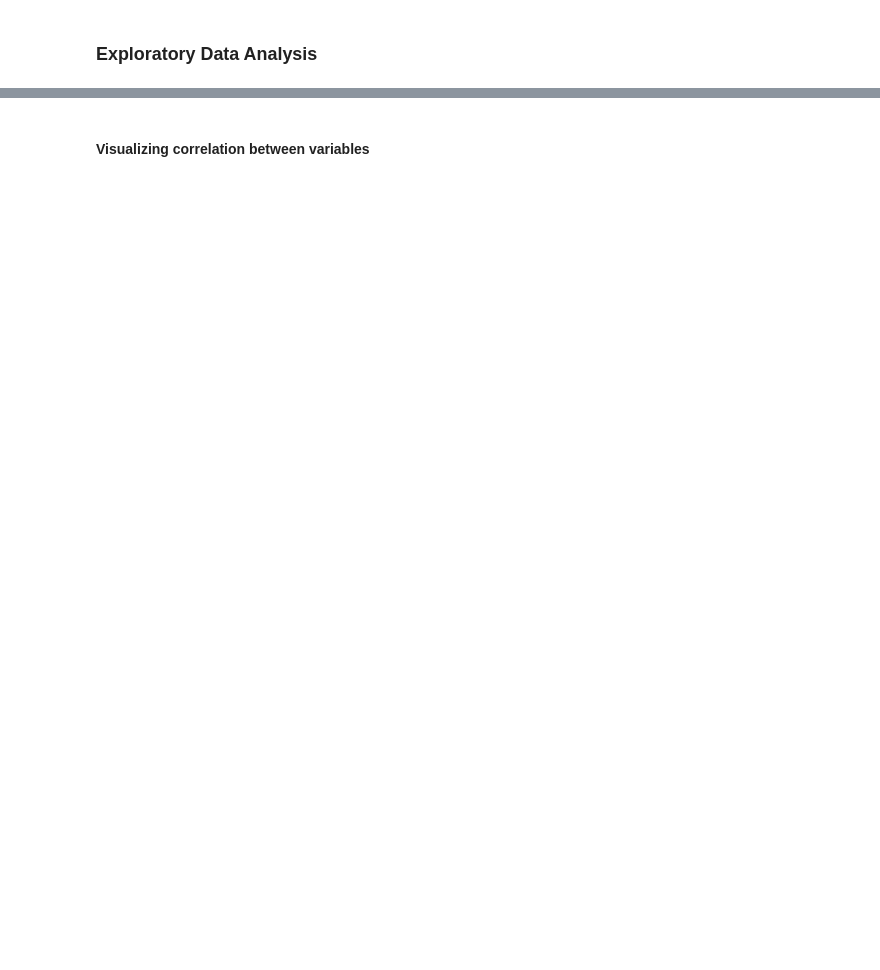
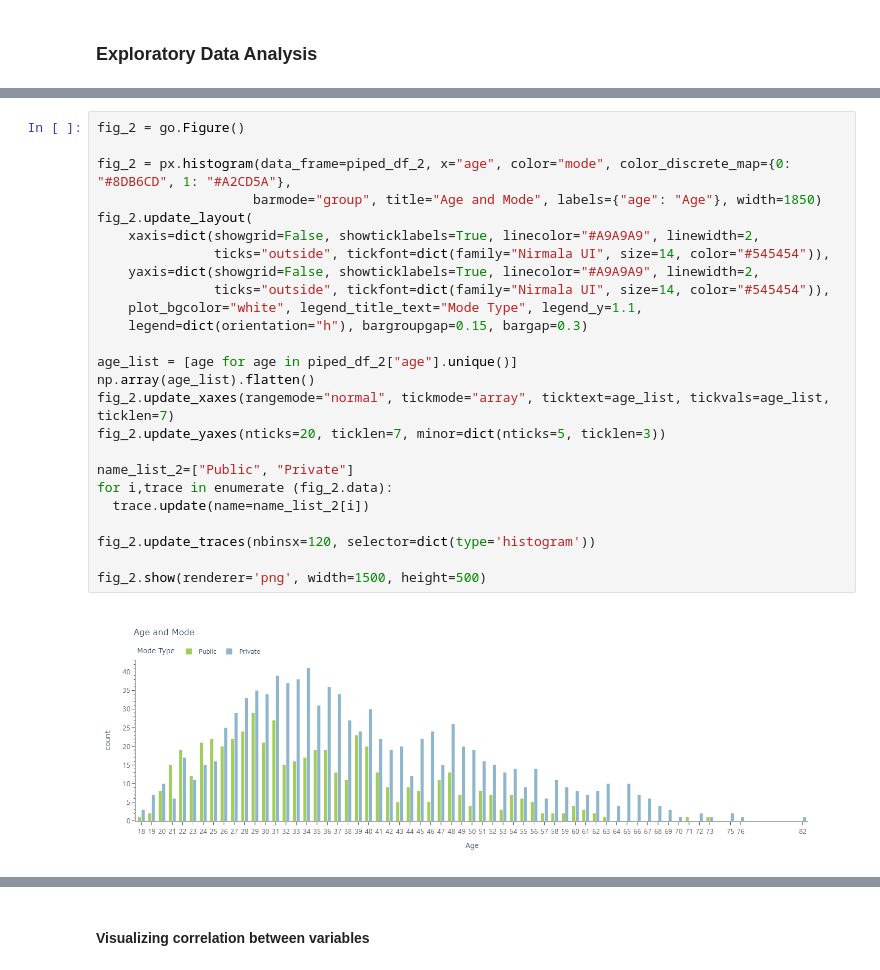
Before and after one commit to engrgarcia/WBG_Covid, a Jupyter notebook: wbg_covid.ipynb, the cells around one changed output, grey strips where cells are left out. Cells and saved outputs as stored; diff of their text form; blank space fills up the shorter version.

```diff
--- a/wbg_covid.ipynb
+++ b/wbg_covid.ipynb
@@ -427,0 +574,27 @@ Name: count, dtype: int64
+# %%
+fig_2 = go.Figure()
+
+fig_2 = px.histogram(data_frame=piped_df_2, x="age", color="mode", color_discrete_map={0: "#8DB6CD", 1: "#A2CD5A"},
+                    barmode="group", title="Age and Mode", labels={"age": "Age"}, width=1850)
+fig_2.update_layout(
+    xaxis=dict(showgrid=False, showticklabels=True, linecolor="#A9A9A9", linewidth=2,
+               ticks="outside", tickfont=dict(family="Nirmala UI", size=14, color="#545454")),
+    yaxis=dict(showgrid=False, showticklabels=True, linecolor="#A9A9A9", linewidth=2,
+               ticks="outside", tickfont=dict(family="Nirmala UI", size=14, color="#545454")),
+    plot_bgcolor="white", legend_title_text="Mode Type", legend_y=1.1,
+    legend=dict(orientation="h"), bargroupgap=0.15, bargap=0.3)
+
+age_list = [age for age in piped_df_2["age"].unique()]
+np.array(age_list).flatten()
+fig_2.update_xaxes(rangemode="normal", tickmode="array", ticktext=age_list, tickvals=age_list, ticklen=7)
+fig_2.update_yaxes(nticks=20, ticklen=7, minor=dict(nticks=5, ticklen=3))
+
+name_list_2=["Public", "Private"]
+for i,trace in enumerate (fig_2.data):
+  trace.update(name=name_list_2[i])
+
+fig_2.update_traces(nbinsx=120, selector=dict(type='histogram'))
+
+fig_2.show(renderer='png', width=1500, height=500)
+# %% [output]
+[figure, added]
```
Also changed, not shown: parts of 53 cells of this notebook.
